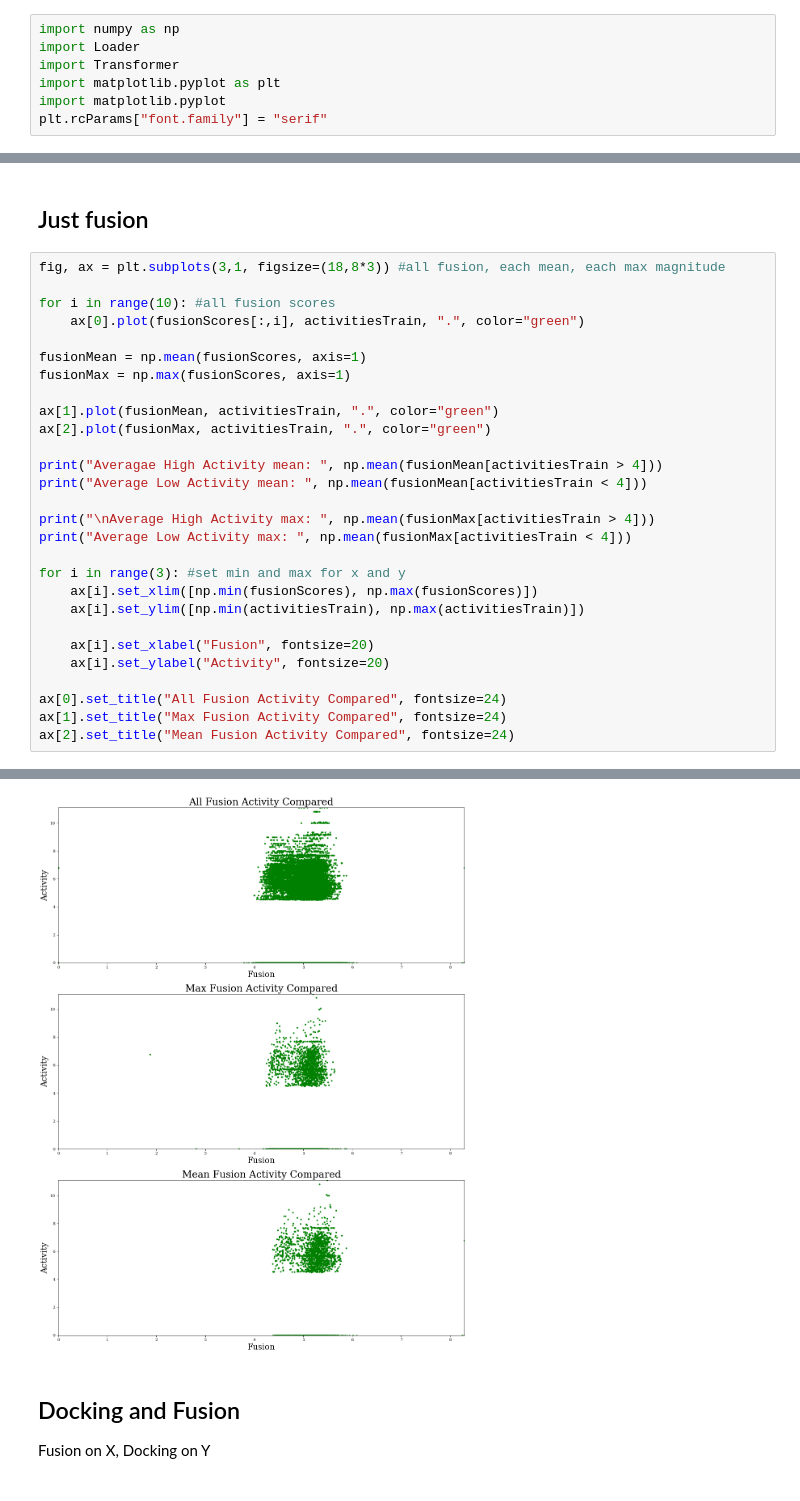
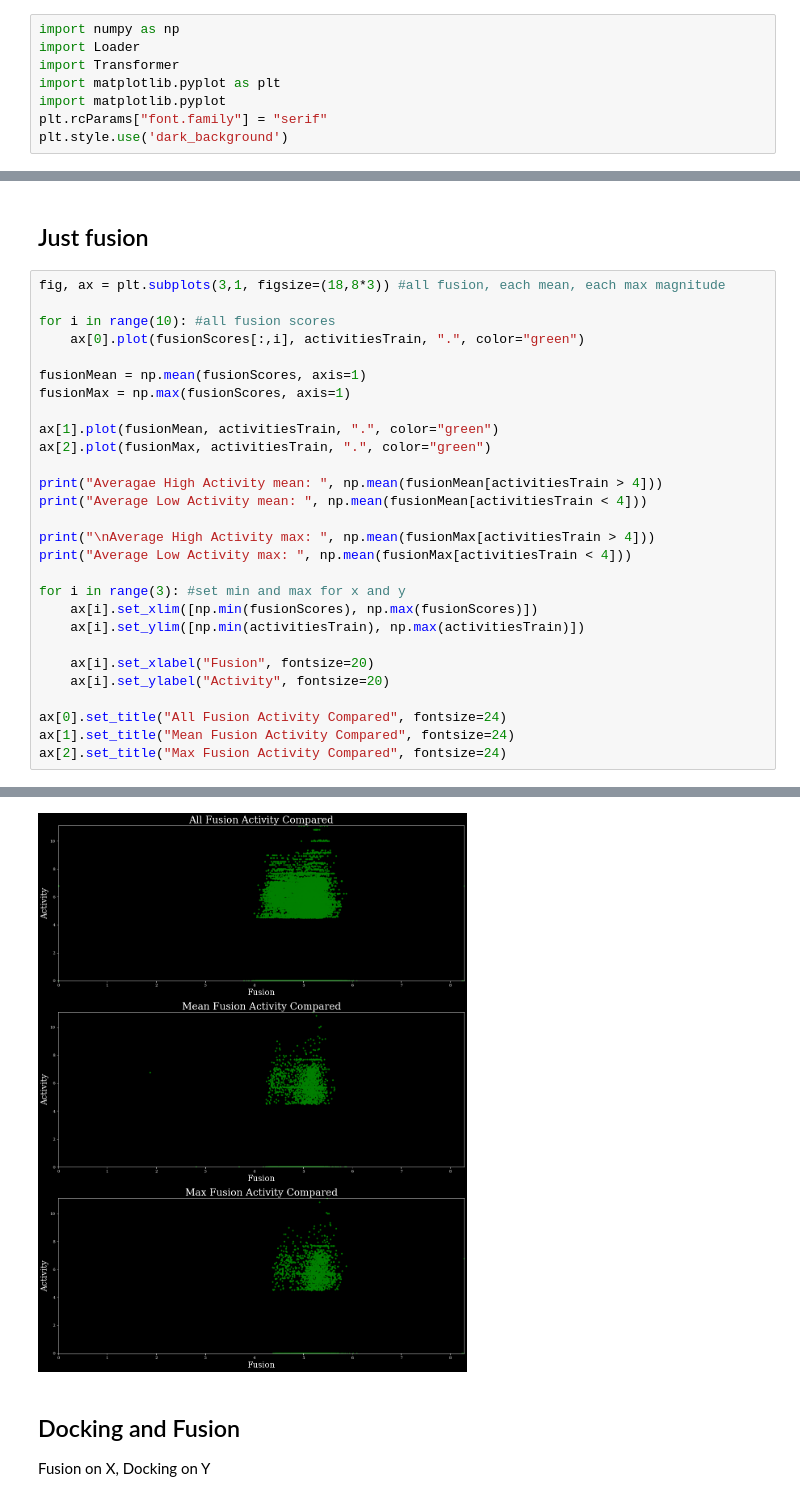
Before and after one commit to timothylindsey/Biola-Lawrence-Livermore-Project, a Jupyter notebook: Code/Data Exploration.ipynb, the cells around one changed output, grey strips where cells are left out. Saved outputs shown, nothing was run; the diff lists cells and outputs as text.

```diff
--- a/Code/Data Exploration.ipynb
+++ b/Code/Data Exploration.ipynb
@@ -5,6 +5,7 @@ import Transformer
 import matplotlib.pyplot as plt
 import matplotlib.pyplot
 plt.rcParams["font.family"] = "serif"
+plt.style.use('dark_background')
 # %% [markdown]
 ## Load and Preprare Data
 # %%
@@ -86,8 +87,8 @@ for i in range(3): #set min and max for x and y
     ax[i].set_ylabel("Activity", fontsize=20)
 
 ax[0].set_title("All Fusion Activity Compared", fontsize=24)
-ax[1].set_title("Max Fusion Activity Compared", fontsize=24)
-ax[2].set_title("Mean Fusion Activity Compared", fontsize=24)
+ax[1].set_title("Mean Fusion Activity Compared", fontsize=24)
+ax[2].set_title("Max Fusion Activity Compared", fontsize=24)
 # %% [output]
 Averagae High Activity mean:  5.042387212695607
 Average Low Activity mean:  4.933990875583931
@@ -98,4 +99,4 @@ Text(0.5, 1.0, 'Mean Fusion Activity Compared')
-[figure, old version]
+[figure, new version]
 # %% [markdown]
 ## Docking and Fusion
 Fusion on X, Docking on Y
```
Also changed, not shown: parts of 6 cells of this notebook.
